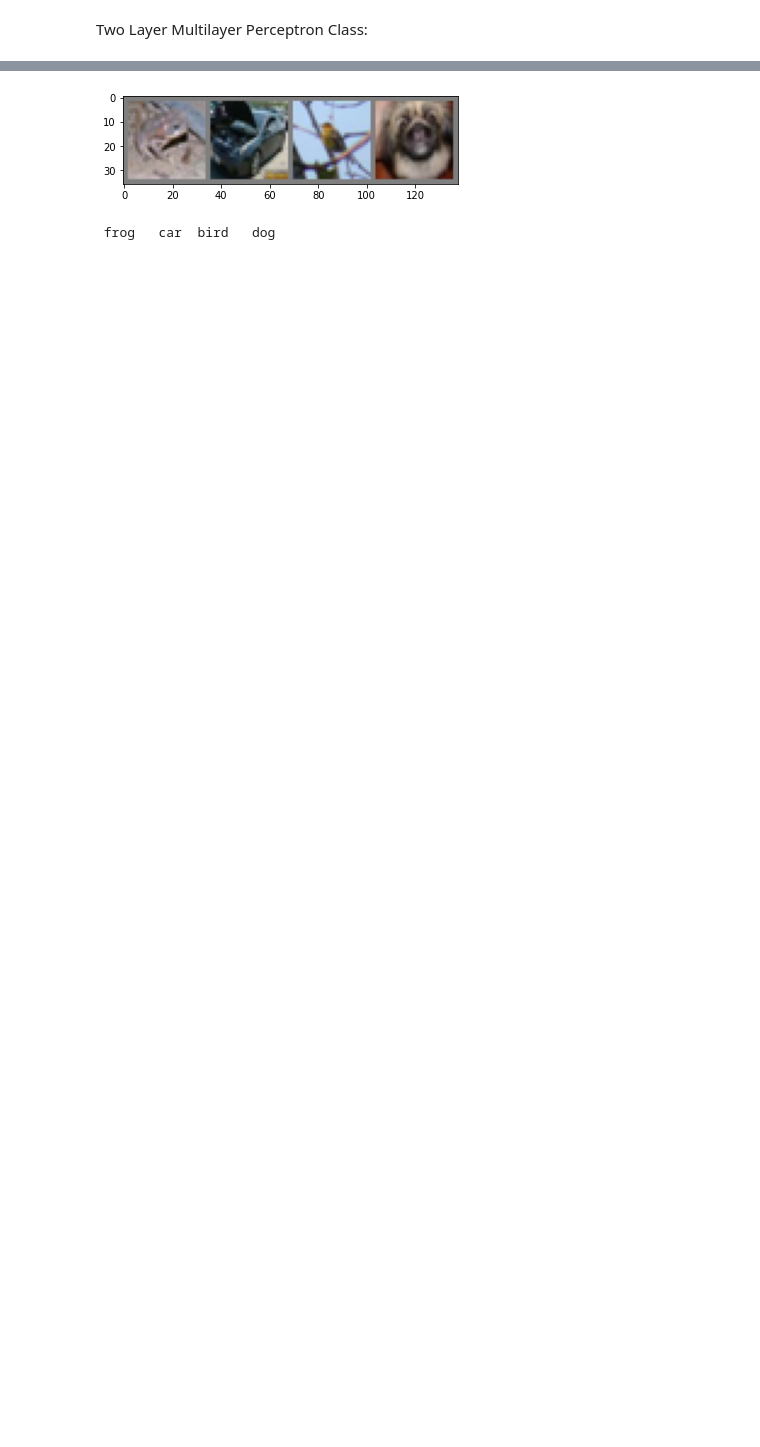
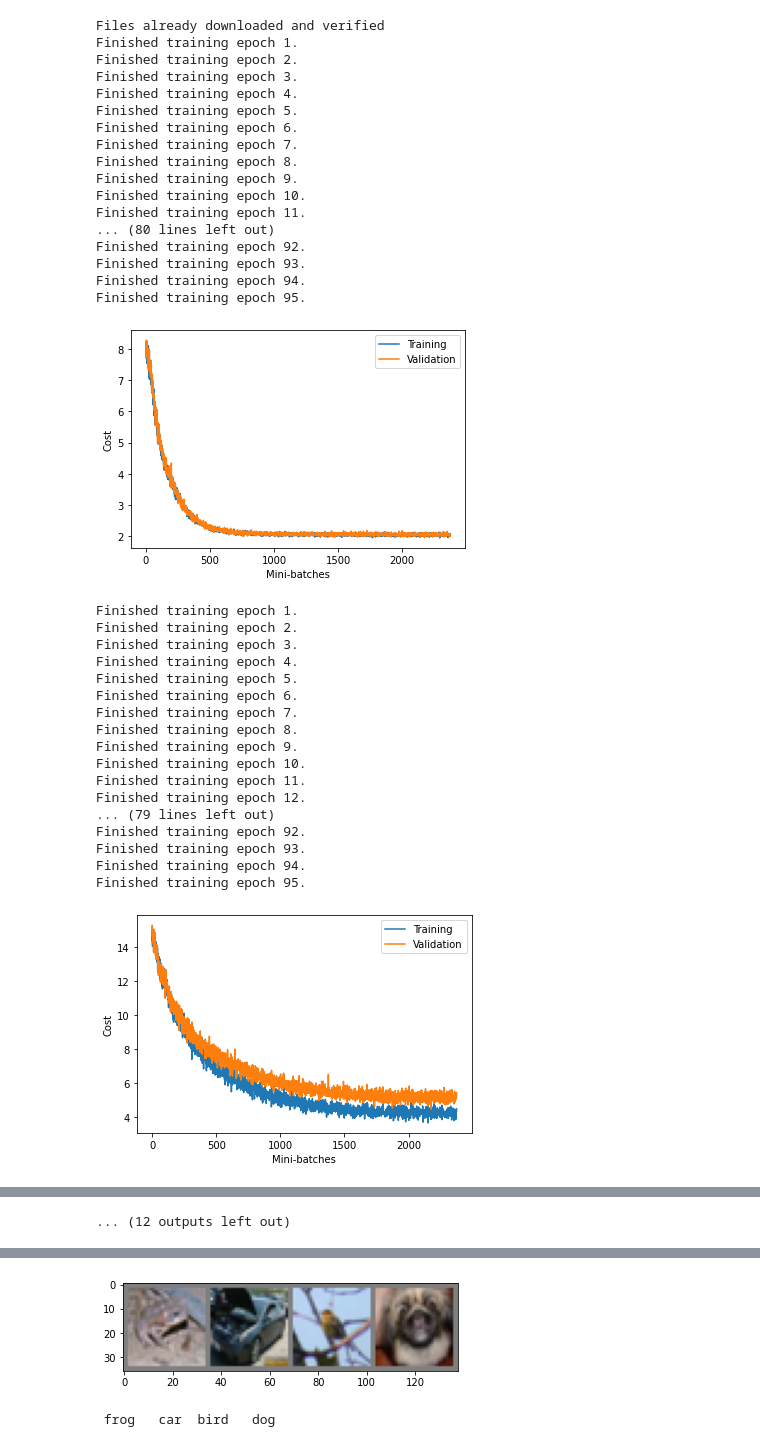
Before and after one commit to maxsolomonhenry/mlp, a Jupyter notebook: MLP.ipynb, the cells around one changed output, grey strips where cells are left out. Drawn from its saved outputs; the diff is of its cells as text; code cells hidden in the pictures; blank space fills up the shorter version.

```diff
--- a/MLP.ipynb
+++ b/MLP.ipynb
@@ -13,3 +18 @@ from sklearn import metrics
-# %% [markdown]
-Two Layer Multilayer Perceptron Class:
 # %%
@@ -303,0 +385,51 @@ class TwoLayerMLP:
+# %%
+# Grid search over activation types and network widths.
+
+transform = transforms.Compose([transforms.ToTensor(), transforms.Normalize((0.5, 0.5, 0.5), (0.5, 0.5, 0.5))])
+train_validate_dataset = torchvision.datasets.CIFAR10('/content/sample_data/', download=True, transform=transform, train=True)
+
+activations = ['tanh', 'relu', 'sigmoid']
+widths = [20, 200, 2000, 5000]
+
+for activation in iter(activations):
+  for width in iter(widths):
+    mlp = TwoLayerMLP(hidden_activation=activation, n_epochs=95, batch_size=512, verbose=True,
+                      learning_rate=0.1, hidden_layer_width=width, show_plots=True, lr_decay=True, momentum=0.99)
+    mlp.train_with_validation_cost(train_validate_dataset)
+# %% [output]
+Files already downloaded and verified
+Finished training epoch 1.
+Finished training epoch 2.
+Finished training epoch 3.
+Finished training epoch 4.
+Finished training epoch 5.
+Finished training epoch 6.
+Finished training epoch 7.
+Finished training epoch 8.
+Finished training epoch 9.
+Finished training epoch 10.
+Finished training epoch 11.
+... (80 lines left out)
+Finished training epoch 92.
+Finished training epoch 93.
+Finished training epoch 94.
+Finished training epoch 95.
+[figure, added]
+Finished training epoch 1.
+Finished training epoch 2.
+Finished training epoch 3.
+Finished training epoch 4.
+Finished training epoch 5.
+Finished training epoch 6.
+Finished training epoch 7.
+Finished training epoch 8.
+Finished training epoch 9.
+Finished training epoch 10.
+Finished training epoch 11.
+Finished training epoch 12.
+... (79 lines left out)
+Finished training epoch 92.
+Finished training epoch 93.
+Finished training epoch 94.
+Finished training epoch 95.
+[figure, added]
@@ -303,0 +508 @@ class TwoLayerMLP:
+... (12 outputs left out)
```
Also changed, not shown: parts of 16 cells of this notebook.
